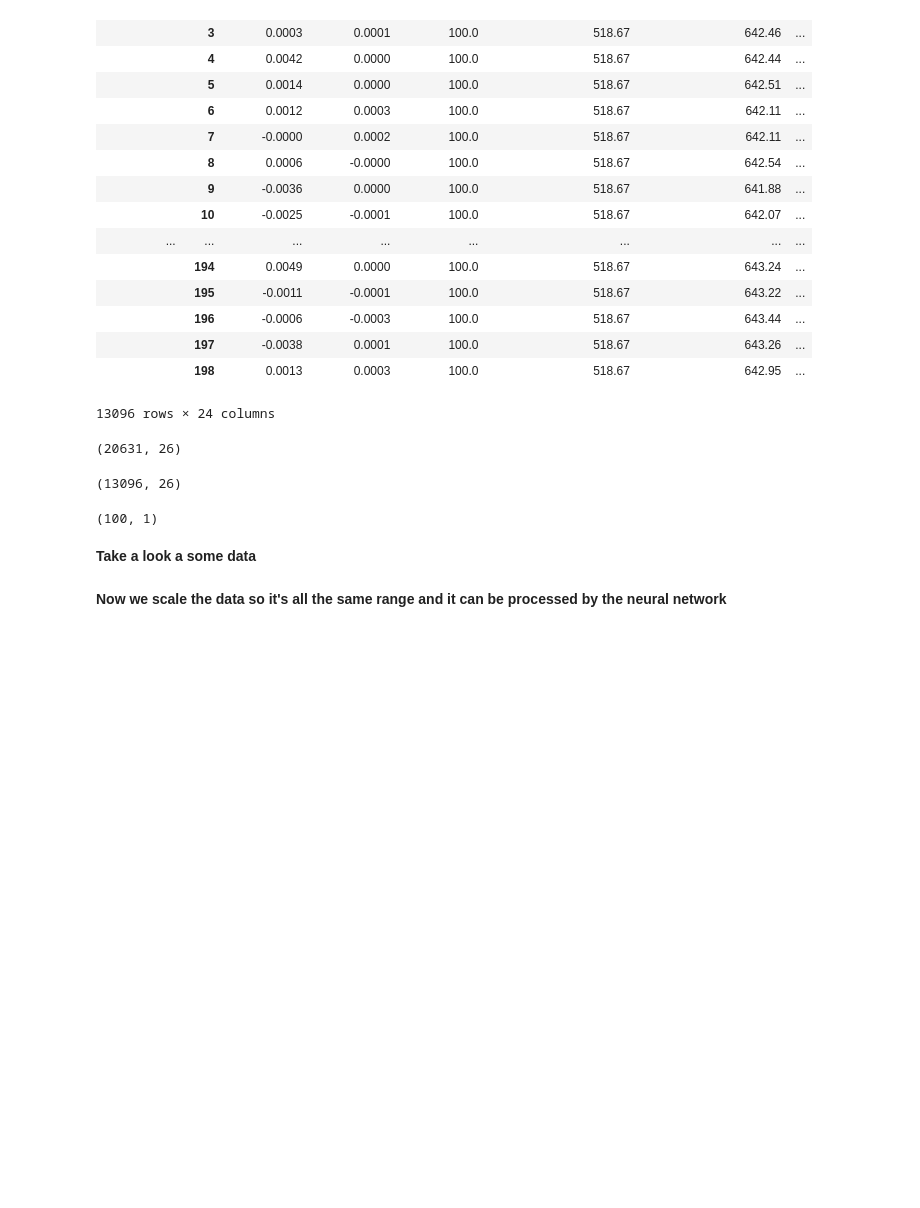
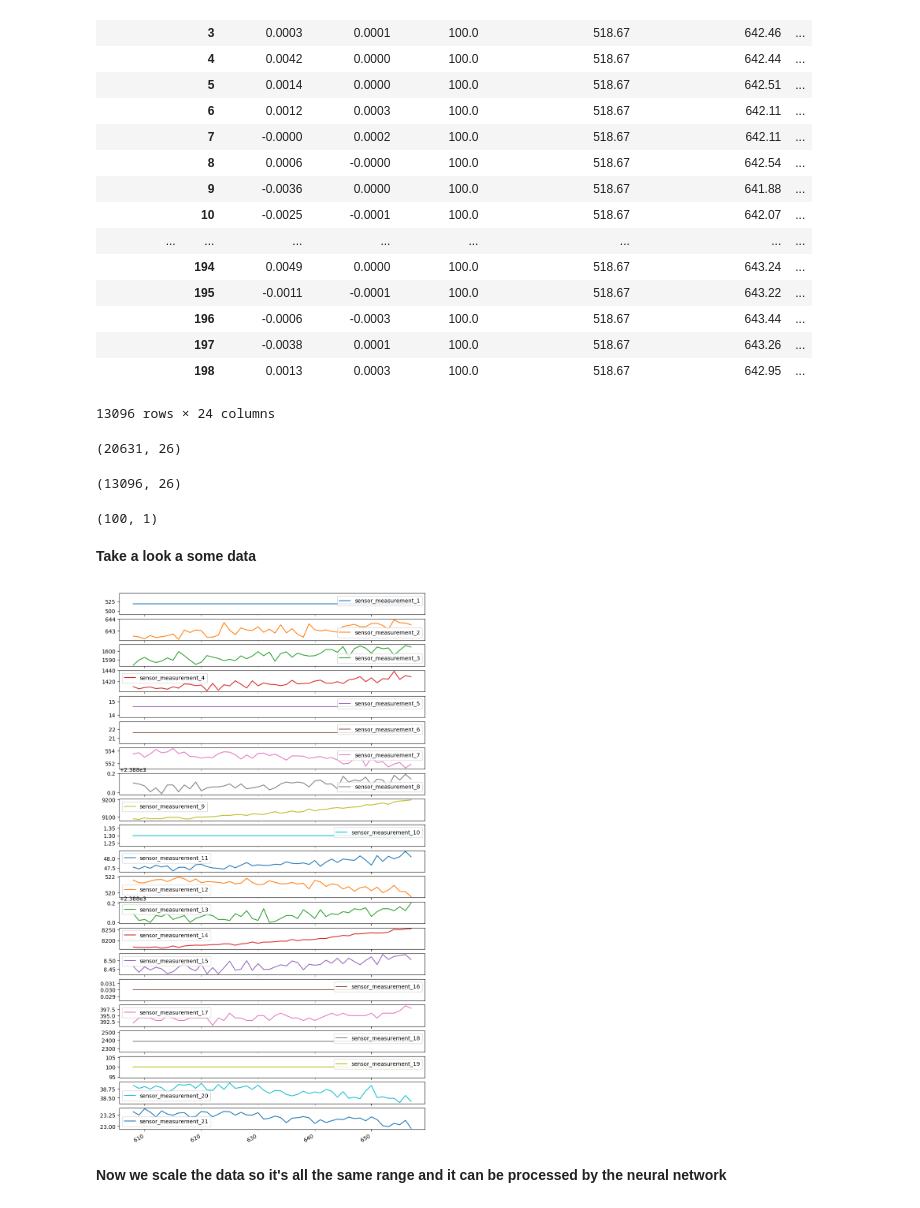
Before and after one commit to rorycawley/MSc-Dissertation, a Jupyter notebook: Wide_LSTM.ipynb, the cells around one changed output. Saved outputs shown, nothing was run; the diff lists cells and outputs as text; code cells hidden in the pictures; blank space fills up the shorter version.

```diff
--- a/Wide_LSTM.ipynb
+++ b/Wide_LSTM.ipynb
@@ -169,34 +262,36 @@ test_y_orig.shape
 engine_id3 = train_orig.loc[train_orig['unit_number'] == 3]
 
 # Select the final 50 cycles of that engine's life before it fails
 engine_id3_50cycleWindow = engine_id3.tail(50)
 
 sensor_cols = [  'sensor_measurement_1',
                  'sensor_measurement_2',
                  'sensor_measurement_3',
                  'sensor_measurement_4',
                  'sensor_measurement_5',
                  'sensor_measurement_6',
                  'sensor_measurement_7',
                  'sensor_measurement_8',
                  'sensor_measurement_9',
                  'sensor_measurement_10',
                  'sensor_measurement_11',
                  'sensor_measurement_12',
                  'sensor_measurement_13',
                  'sensor_measurement_14',
                  'sensor_measurement_15',
                  'sensor_measurement_16',
                  'sensor_measurement_17',
                  'sensor_measurement_18',
                  'sensor_measurement_19',
                  'sensor_measurement_20',
                  'sensor_measurement_21']
 # Select only the dynamic sensor readings
 engine_id3_50cycleWindow1 = engine_id3_50cycleWindow[sensor_cols]
 
 # plotting sensor data for engine ID 3 prior to a failure point - sensors 1-10
-#ax1 = engine_id3_50cycleWindow1.plot(subplots=True, sharex=True, figsize=(10,20))
+ax1 = engine_id3_50cycleWindow1.plot(subplots=True, sharex=True, figsize=(10,20))
+# %% [output]
+[figure, added]
 # %% [markdown]
 **Now we scale the data so it's all the same range and it can be processed by the neural network**
 # %%
```
Also changed, not shown: parts of 22 cells of this notebook.
